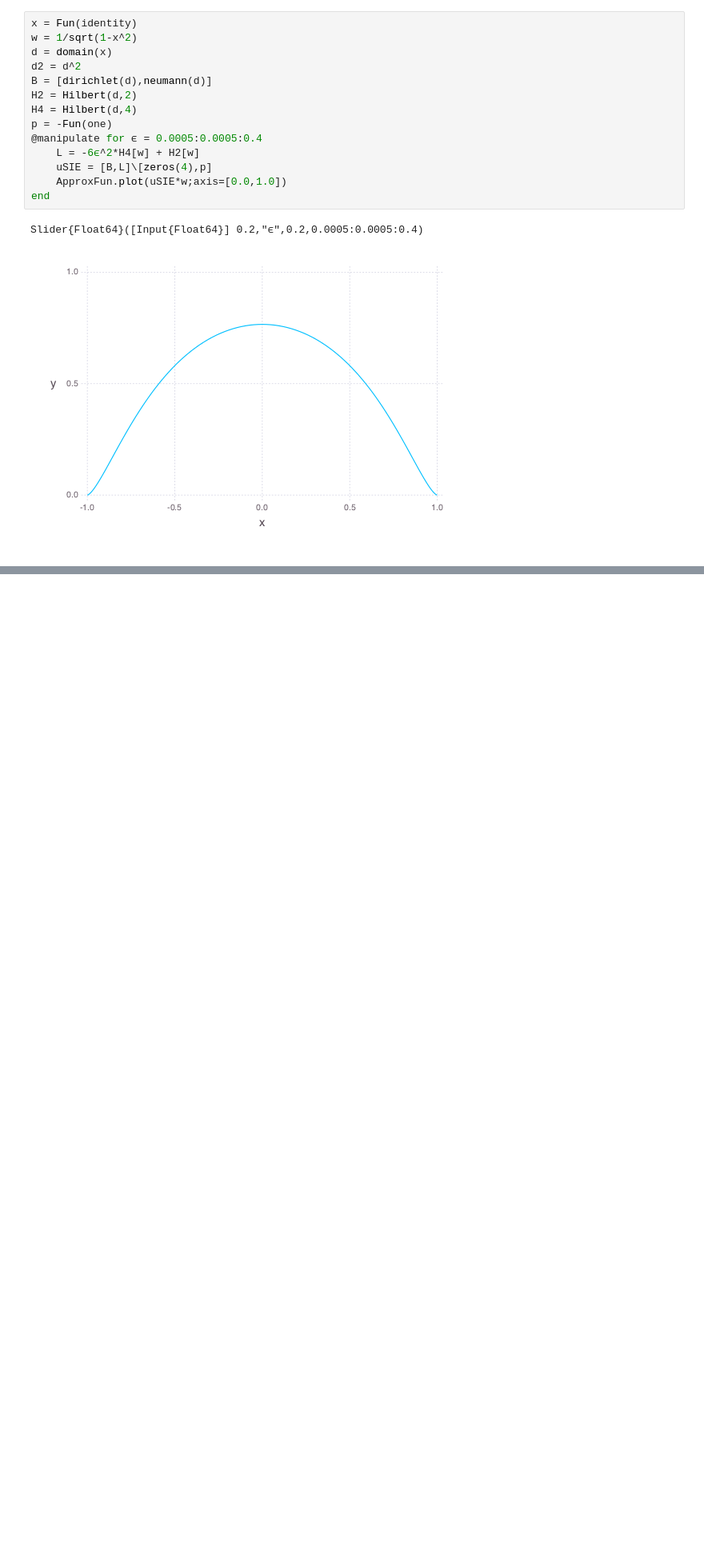
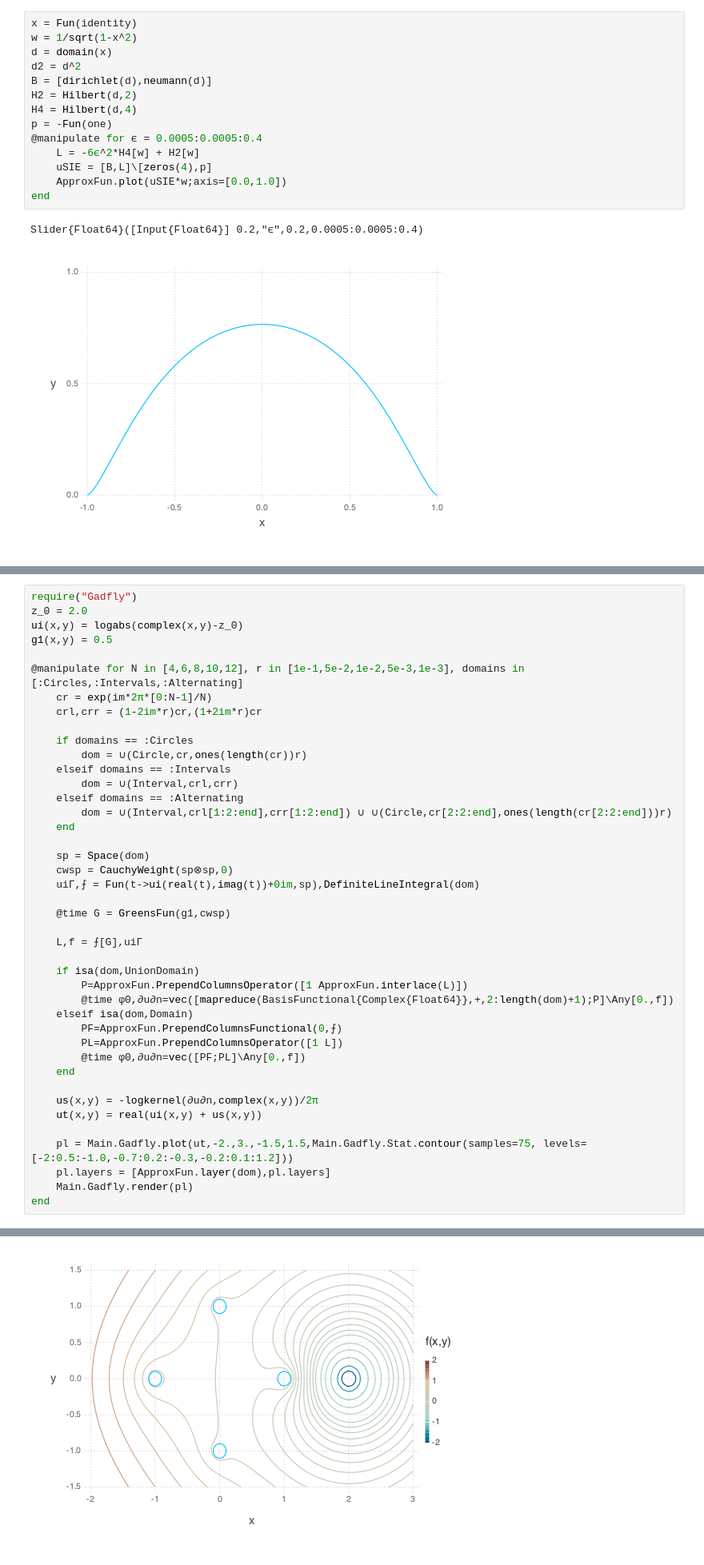
Before and after one commit to JuliaApproximation/SingularIntegralEquations.jl, a Jupyter notebook: examples/Manipulate SIEs.ipynb, the cells around one changed output, grey strips where cells are left out. Shown at 80% size. Drawn from its saved outputs; the diff is of its cells as text; blank space fills up the shorter version.

Commit message:
Add Faraday Cage to Manipulate notebook

```diff
--- a/examples/Manipulate SIEs.ipynb
+++ b/examples/Manipulate SIEs.ipynb
@@ -88,0 +111,43 @@ Slider{Float64}([Input{Float64}] 0.2,"ϵ",0.2,0.0005:0.0005:0.4)
+# %%
+require("Gadfly")
+z_0 = 2.0
+ui(x,y) = logabs(complex(x,y)-z_0)
+g1(x,y) = 0.5
+
+@manipulate for N in [4,6,8,10,12], r in [1e-1,5e-2,1e-2,5e-3,1e-3], domains in [:Circles,:Intervals,:Alternating]
+    cr = exp(im*2π*[0:N-1]/N)
+    crl,crr = (1-2im*r)cr,(1+2im*r)cr
+
+    if domains == :Circles
+        dom = ∪(Circle,cr,ones(length(cr))r)
+    elseif domains == :Intervals
+        dom = ∪(Interval,crl,crr)
+    elseif domains == :Alternating
+        dom = ∪(Interval,crl[1:2:end],crr[1:2:end]) ∪ ∪(Circle,cr[2:2:end],ones(length(cr[2:2:end]))r)
+    end
+
+    sp = Space(dom)
+    cwsp = CauchyWeight(sp⊗sp,0)
+    uiΓ,⨍ = Fun(t->ui(real(t),imag(t))+0im,sp),DefiniteLineIntegral(dom)
+
+    @time G = GreensFun(g1,cwsp)
+
+    L,f = ⨍[G],uiΓ
+
+    if isa(dom,UnionDomain)
+        P=ApproxFun.PrependColumnsOperator([1 ApproxFun.interlace(L)])
+        @time φ0,∂u∂n=vec([mapreduce(BasisFunctional{Complex{Float64}},+,2:length(dom)+1);P]\Any[0.,f])
+    elseif isa(dom,Domain)
+        PF=ApproxFun.PrependColumnsFunctional(0,⨍)
+        PL=ApproxFun.PrependColumnsOperator([1 L])
+        @time φ0,∂u∂n=vec([PF;PL]\Any[0.,f])
+    end
+
+    us(x,y) = -logkernel(∂u∂n,complex(x,y))/2π
+    ut(x,y) = real(ui(x,y) + us(x,y))
+
+    pl = Main.Gadfly.plot(ut,-2.,3.,-1.5,1.5,Main.Gadfly.Stat.contour(samples=75, levels=[-2:0.5:-1.0,-0.7:0.2:-0.3,-0.2:0.1:1.2]))
+    pl.layers = [ApproxFun.layer(dom),pl.layers]
+    Main.Gadfly.render(pl)
+end
+# %% [output]
@@ -88,0 +159 @@ Slider{Float64}([Input{Float64}] 0.2,"ϵ",0.2,0.0005:0.0005:0.4)
+[figure, added]
```
Also changed, not shown: parts of 3 cells of this notebook, 1 other file.
